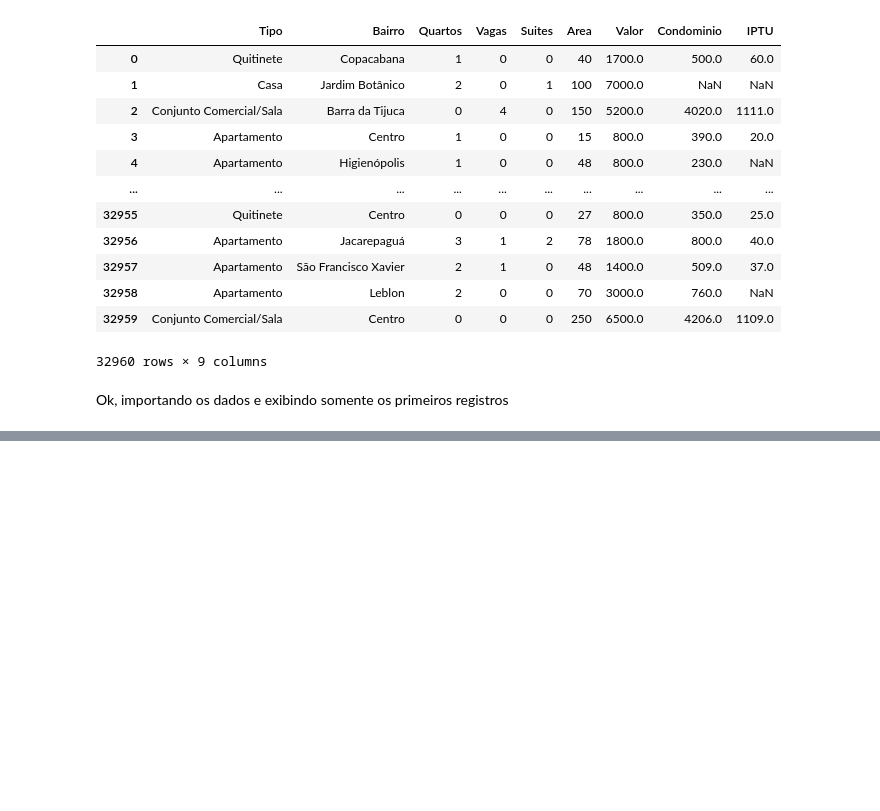
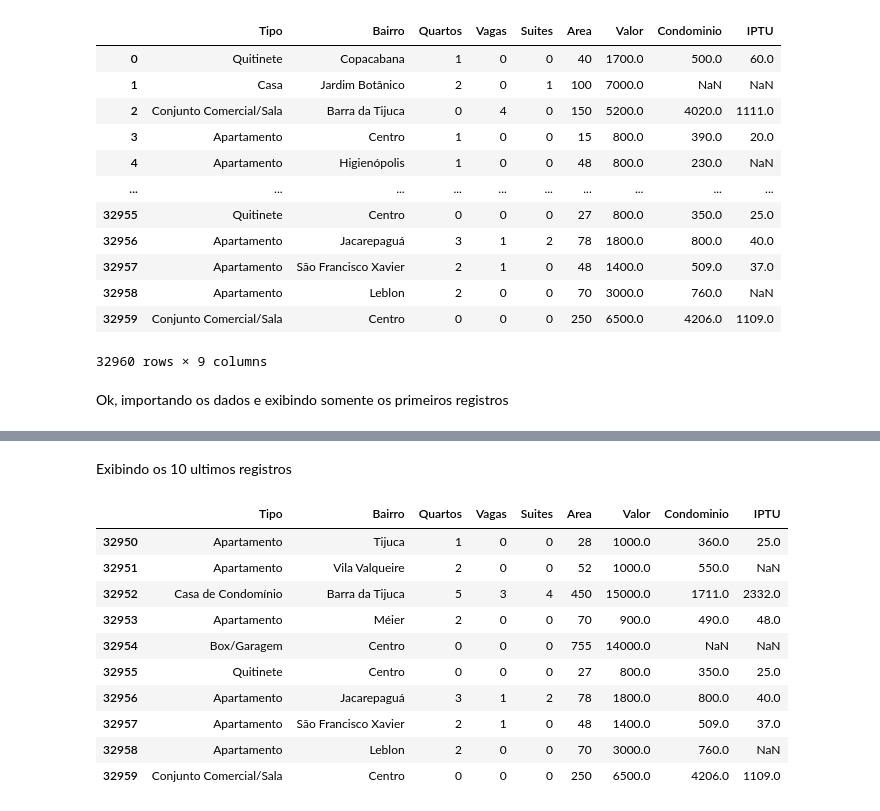
Before and after one commit to carlosclaudinolima/aulaspython, a Jupyter notebook: Projeto_imobiliaria_Pandas.ipynb, the cells around one changed output, grey strips where cells are left out. Saved outputs shown, nothing was run; the diff lists cells and outputs as text; code cells hidden in the pictures; blank space fills up the shorter version.

```diff
--- a/Projeto_imobiliaria_Pandas.ipynb
+++ b/Projeto_imobiliaria_Pandas.ipynb
@@ -60,0 +66,16 @@ dados.head()
+# %% [markdown]
+Exibindo os 10 ultimos registros
+# %%
+dados.tail(10)
+# %% [output]
+|  | Tipo | Bairro | Quartos | Vagas | Suites | Area | Valor | Condominio | IPTU |
+| 32950 | Apartamento | Tijuca | 1 | 0 | 0 | 28 | 1000.0 | 360.0 | 25.0 |
+| 32951 | Apartamento | Vila Valqueire | 2 | 0 | 0 | 52 | 1000.0 | 550.0 | NaN |
+| 32952 | Casa de Condomínio | Barra da Tijuca | 5 | 3 | 4 | 450 | 15000.0 | 1711.0 | 2332.0 |
+| 32953 | Apartamento | Méier | 2 | 0 | 0 | 70 | 900.0 | 490.0 | 48.0 |
+| 32954 | Box/Garagem | Centro | 0 | 0 | 0 | 755 | 14000.0 | NaN | NaN |
+| 32955 | Quitinete | Centro | 0 | 0 | 0 | 27 | 800.0 | 350.0 | 25.0 |
+| 32956 | Apartamento | Jacarepaguá | 3 | 1 | 2 | 78 | 1800.0 | 800.0 | 40.0 |
+| 32957 | Apartamento | São Francisco Xavier | 2 | 1 | 0 | 48 | 1400.0 | 509.0 | 37.0 |
+| 32958 | Apartamento | Leblon | 2 | 0 | 0 | 70 | 3000.0 | 760.0 | NaN |
+| 32959 | Conjunto Comercial/Sala | Centro | 0 | 0 | 0 | 250 | 6500.0 | 4206.0 | 1109.0 |
```
Also changed, not shown: parts of 1 cell of this notebook.
